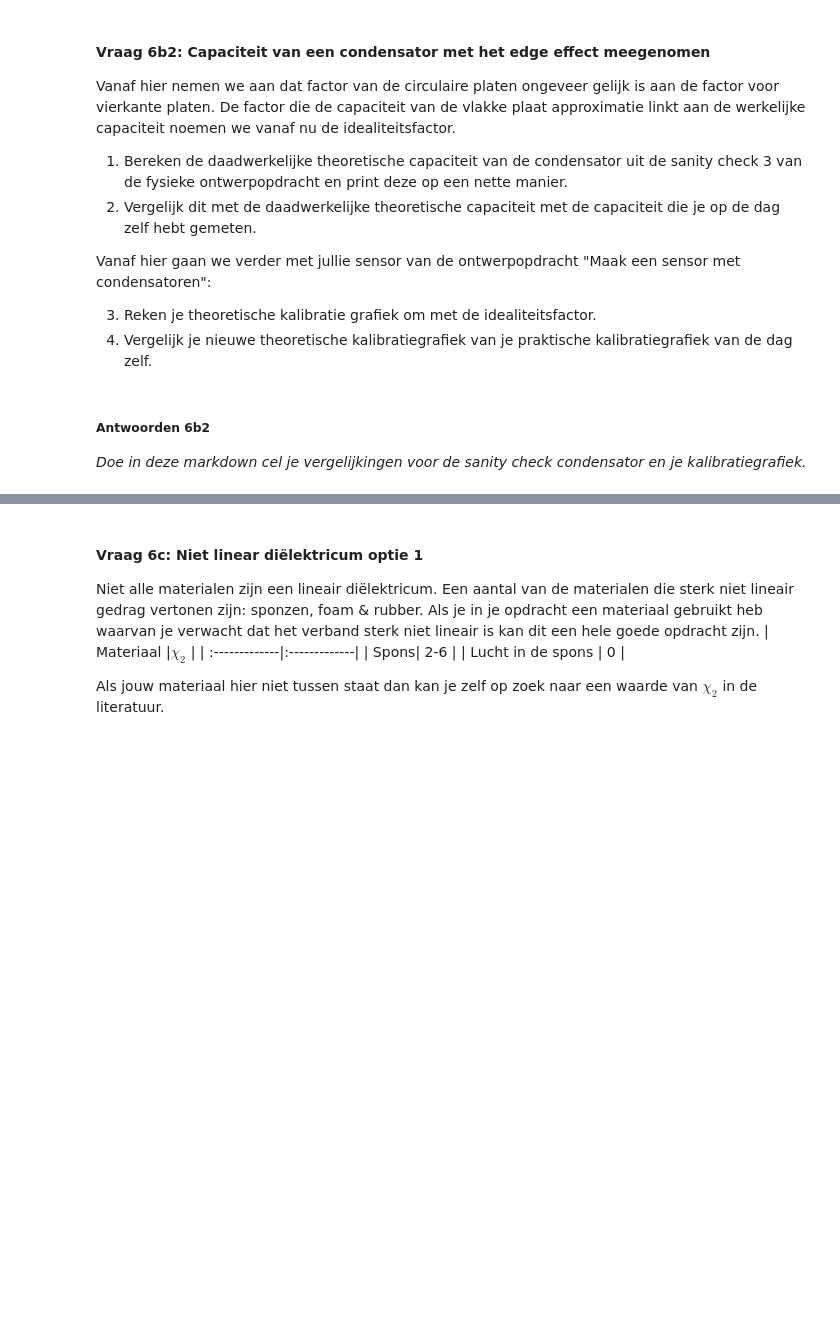
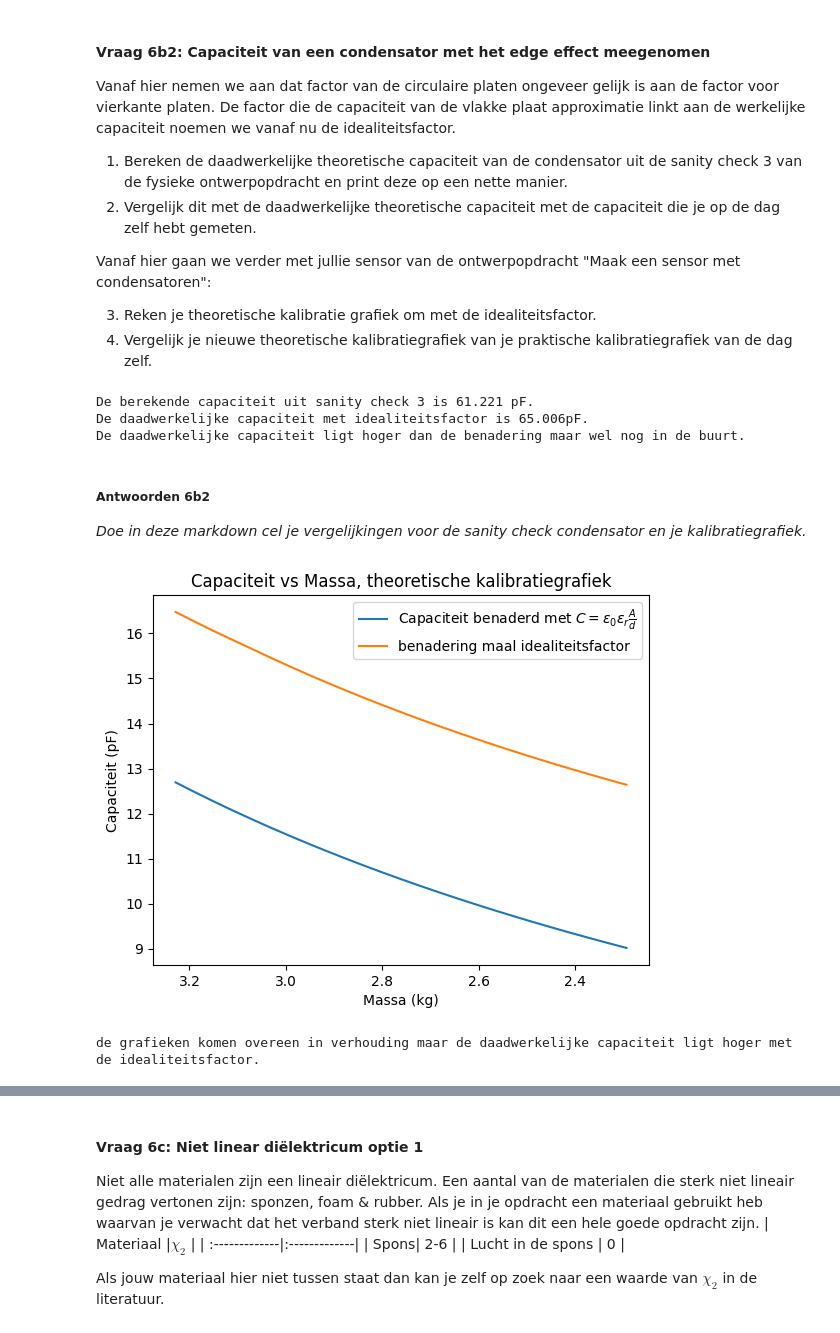
Before and after one commit to Peppertje/opdrachten-DEF-D-Pepper, a Jupyter notebook: DigitaleOntwerpopdrachten/1CondensatorOpdracht/CondensatorOntwerpopdracht.ipynb, the cells around one changed output, grey strips where cells are left out. Saved outputs shown, nothing was run; the diff lists cells and outputs as text; code cells hidden in the pictures; blank space fills up the shorter version.

```diff
--- a/DigitaleOntwerpopdrachten/1CondensatorOpdracht/CondensatorOntwerpopdracht.ipynb
+++ b/DigitaleOntwerpopdrachten/1CondensatorOpdracht/CondensatorOntwerpopdracht.ipynb
@@ -827,55 +897,59 @@ Vanaf hier gaan we verder met jullie sensor van de ontwerpopdracht "Maak een sen
 3. Reken je theoretische kalibratie grafiek om met de idealiteitsfactor.
 4. Vergelijk je nieuwe theoretische kalibratiegrafiek van je praktische kalibratiegrafiek van de dag zelf.
 # %%
-#1
-idealiteitsfactor = 0.94
-def vlakkeplaat(epsilonrel, A, d):
-    return epsilon0 * epsilonrel * A / d
+from scipy.interpolate import interp1d
 
-C = np.array([vlakkeplaat(1, 0.21*0.196 , 0.0012)])/1e-9
-C_factor = C * idealiteitsfactor
-print(f"Berekende daadwerkelijke theoretische capaciteit is {C_factor[0]:.3f} nF")
+w_verwacht = 0.096  # waarde gebruikt in sanity check 3
+d_verwacht = 1.866/1000  # waarde gebruikt in sanity check 3
+epsilonrel_verwacht = 1.4  # waarde gebruikt in sanity check 3
 
-#2
+# 1&2
+C = vlakkeplaat(epsilonrel_verwacht, w_verwacht**2 , d_verwacht)/1e-12
+print(f"De berekende capaciteit uit sanity check 3 is {C:.3f} pF.")
+
+C_DN_func = interp1d(b, C_DN)
+
+def capaciteit_met_idealiteitsfactor(epsilonrel, zijde, d):
+    global C_DN, b
+    aspect_ratio = d/zijde
+    C_benadering = vlakkeplaat(epsilonrel, zijde**2, d)
+    idealiteitsfactor = C_DN_func(aspect_ratio)
+    return C_benadering*idealiteitsfactor
+
+C_2 = capaciteit_met_idealiteitsfactor(epsilonrel_verwacht, w_verwacht, d_verwacht)/1e-12
+
+print(f'De daadwerkelijke capaciteit met idealiteitsfactor is {C_2:.3f}pF.')
+print('De daadwerkelijke capaciteit ligt hoger dan de benadering maar wel nog in de buurt.')
+# %% [output]
+De berekende capaciteit uit sanity check 3 is 61.221 pF.
+De daadwerkelijke capaciteit met idealiteitsfactor is 65.006pF.
+De daadwerkelijke capaciteit ligt hoger dan de benadering maar wel nog in de buurt.
 # %% [markdown]
 ##### Antwoorden 6b2
 
 *Doe in deze markdown cel je vergelijkingen voor de sanity check condensator en je kalibratiegrafiek.*
 # %%
+# 3&4
+
 #Wij denken dat de afstand tussen de platen varieert tussen 12,67 mm en 9 mm.
-d = np.linspace(0.01267, 0.006, 25)
+d = np.linspace(0.01267, 0.009, 25)  # afwisselende afstand door de gewichten
+zijde = 0.096
 veerconstante_gok = 2500
 masstheo = d*veerconstante_gok/9.81
-cap = epsilon0 * 1.4 * 0.096**2/d
-cap = cap[::-1]
+cap = vlakkeplaat(1.4, zijde**2, d)[::-1]*1e12
+cap_2 = capaciteit_met_idealiteitsfactor(1.4, zijde, d)[::-1]*1e12
 
-from scipy.interpolate import interp1d
-
-C_DN = np.array([1.31809 , 1.58007 , 1.83007 , 2.31845 , 2.80352, 3.53479, 6.01398, 8.52857, 13.59268, 18.67215, 26.30143])  # idealiteitsfactor voor een cirkel
-C_sn = np.array([1.29980 , 1.54987 , 1.78426 , 2.23581 , 2.67950, 3.34336, 5.58217, 7.85246, 12.42957, 17.02431, 23.92769])  # idealiteitsfactor voor een vierkant
-b = np.array([0.1, 0.2, 0.3, 0.5, 0.7, 1, 2, 3, 5, 7, 10])
-
-C_DN = np.concatenate((np.array([0]), C_DN))
-b = np.concatenate((np.array([0]), b))
-C_DN_func = interp1d(b, C_DN, 'cubic')
-
-def capaciteit_met_idealiteitsfactor(epsilonrel, zijde, d):
-    global C_DN, b
-    aspect_ratio = d/zijde
-    A = zijde**2
-    C_benadering = epsilon0 * epsilonrel * A/d
-    idealiteitsfactor = C_DN_func(aspect_ratio)
-    print(max(idealiteitsfactor))
-    return C_benadering*idealiteitsfactor
-
-cap_2 = capaciteit_met_idealiteitsfactor(1.4, 0.096, d)
-
-plt.plot(masstheo, cap, label = "Capaciteit vlakke plaat condensator")
-plt.plot(masstheo, cap_2[::-1], label='cap_2')
+plt.plot(masstheo, cap, label = r"Capaciteit benaderd met $ C=\epsilon_0 \epsilon_r \frac{A}{d}$")
+plt.plot(masstheo, cap_2, label='benadering maal idealiteitsfactor')
 plt.gca().invert_xaxis() #omdat de afstand kleiner wordt als de massa groter wordt
 plt.xlabel("Massa (kg)")
 plt.ylabel("Capaciteit (pF)")
 
-plt.title("Capaciteit vs Massa")
+plt.title("Capaciteit vs Massa, theoretische kalibratiegrafiek")
 plt.legend()
 plt.show()
+
+print('de grafieken komen overeen in verhouding maar de daadwerkelijke capaciteit ligt hoger met de idealiteitsfactor.')
+# %% [output]
+[figure, added]
+de grafieken komen overeen in verhouding maar de daadwerkelijke capaciteit ligt hoger met de idealiteitsfactor.
```
Also changed, not shown: parts of 28 cells of this notebook.
